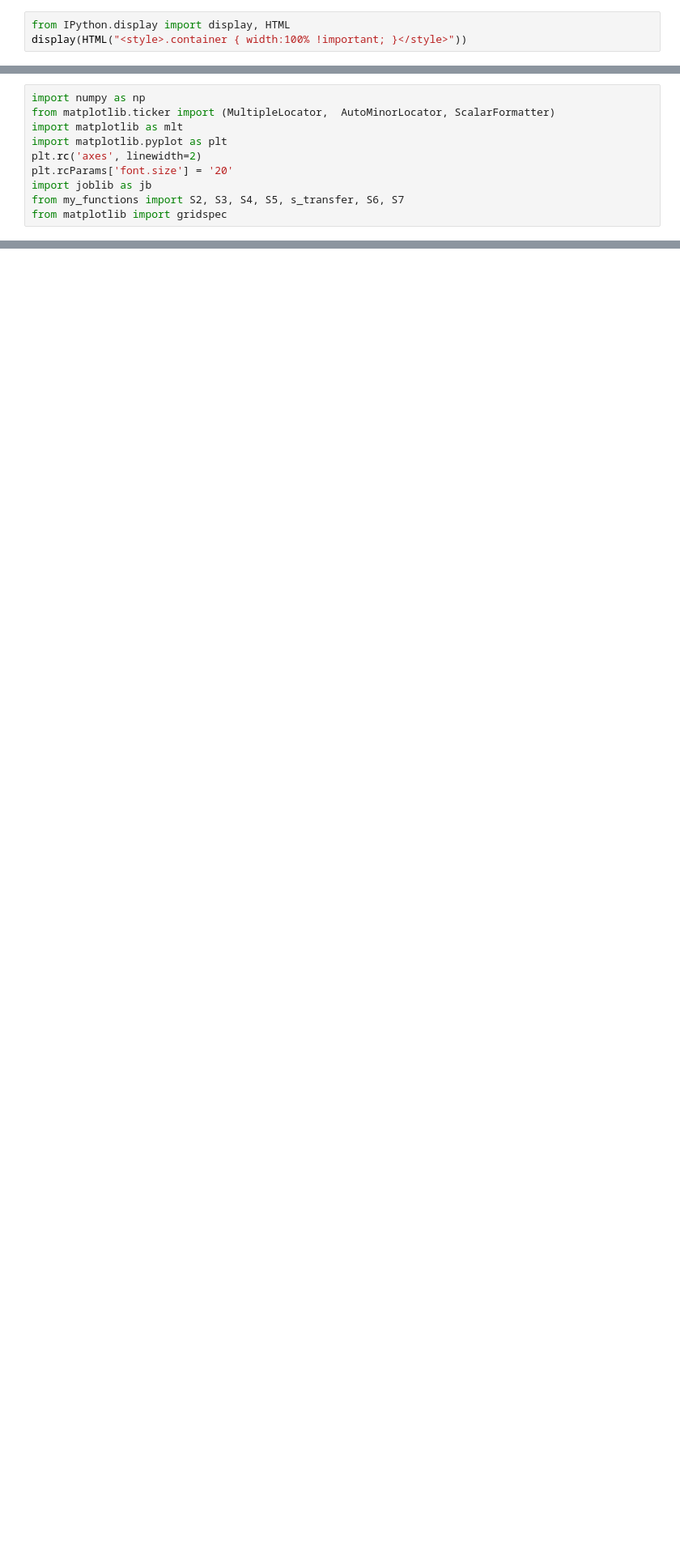
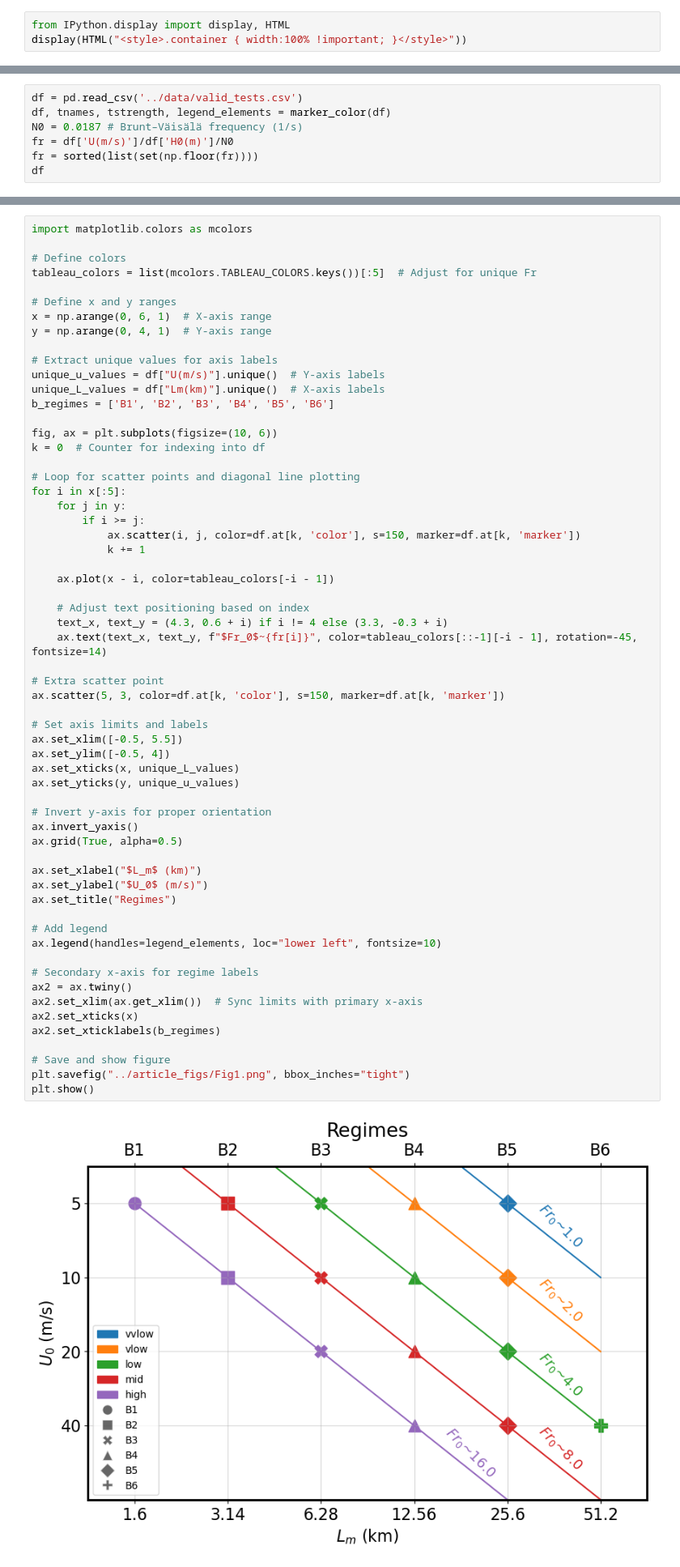
Before and after one commit to mojeamjad/Idealized_SGW_simulations, a Jupyter notebook: main_plots.ipynb, the cells around one changed output, grey strips where cells are left out. Shown at 81% size. Cells and saved outputs as stored; diff of their text form; blank space fills up the shorter version.

Commit message:
update the main plots
latest version of main plots, including reordering and reploting the plots

```diff
--- a/main_plots.ipynb
+++ b/main_plots.ipynb
@@ -8,10 +5,0 @@ Importing the libraries
-# %%
-import numpy as np
-from matplotlib.ticker import (MultipleLocator,  AutoMinorLocator, ScalarFormatter)
-import matplotlib as mlt
-import matplotlib.pyplot as plt
-plt.rc('axes', linewidth=2)
-plt.rcParams['font.size'] = '20'
-import joblib as jb
-from my_functions import S2, S3, S4, S5, s_transfer, S6, S7
-from matplotlib import gridspec
@@ -233,0 +24,7 @@ plt.show()
+# %%
+df = pd.read_csv('../data/valid_tests.csv')
+df, tnames, tstrength, legend_elements = marker_color(df)
+N0 = 0.0187 # Brunt–Väisälä frequency (1/s)
+fr = df['U(m/s)']/df['H0(m)']/N0
+fr = sorted(list(set(np.floor(fr))))
+df
@@ -233,0 +48,62 @@ plt.show()
+# %%
+import matplotlib.colors as mcolors
+
+# Define colors
+tableau_colors = list(mcolors.TABLEAU_COLORS.keys())[:5]  # Adjust for unique Fr
+
+# Define x and y ranges
+x = np.arange(0, 6, 1)  # X-axis range
+y = np.arange(0, 4, 1)  # Y-axis range
+
+# Extract unique values for axis labels
+unique_u_values = df["U(m/s)"].unique()  # Y-axis labels
+unique_L_values = df["Lm(km)"].unique()  # X-axis labels
+b_regimes = ['B1', 'B2', 'B3', 'B4', 'B5', 'B6']
+
+fig, ax = plt.subplots(figsize=(10, 6))
+k = 0  # Counter for indexing into df
+
+# Loop for scatter points and diagonal line plotting
+for i in x[:5]:
+    for j in y:
+        if i >= j:
+            ax.scatter(i, j, color=df.at[k, 'color'], s=150, marker=df.at[k, 'marker'])
+            k += 1
+
+    ax.plot(x - i, color=tableau_colors[-i - 1])
+
+    # Adjust text positioning based on index
+    text_x, text_y = (4.3, 0.6 + i) if i != 4 else (3.3, -0.3 + i)
+    ax.text(text_x, text_y, f"$Fr_0$~{fr[i]}", color=tableau_colors[::-1][-i - 1], rotation=-45, fontsize=14)
+
+# Extra scatter point
+ax.scatter(5, 3, color=df.at[k, 'color'], s=150, marker=df.at[k, 'marker'])
+
+# Set axis limits and labels
+ax.set_xlim([-0.5, 5.5])
+ax.set_ylim([-0.5, 4])
+ax.set_xticks(x, unique_L_values)
+ax.set_yticks(y, unique_u_values)
+
+# Invert y-axis for proper orientation
+ax.invert_yaxis()
+ax.grid(True, alpha=0.5)
+
+ax.set_xlabel("$L_m$ (km)")
+ax.set_ylabel("$U_0$ (m/s)")
+ax.set_title("Regimes")
+
+# Add legend
+ax.legend(handles=legend_elements, loc="lower left", fontsize=10)
+
+# Secondary x-axis for regime labels
+ax2 = ax.twiny()
+ax2.set_xlim(ax.get_xlim())  # Sync limits with primary x-axis
+ax2.set_xticks(x)
+ax2.set_xticklabels(b_regimes)
+
+# Save and show figure
+plt.savefig("../article_figs/Fig1.png", bbox_inches="tight")
+plt.show()
+# %% [output]
+[figure, added]
```
Also changed, not shown: parts of 43 cells of this notebook.
